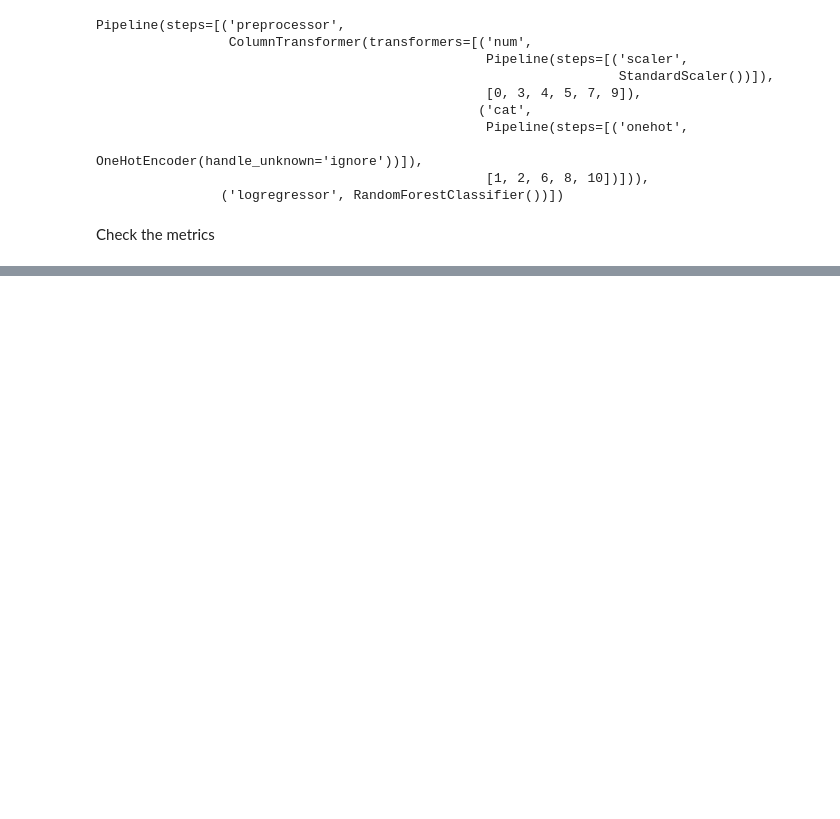
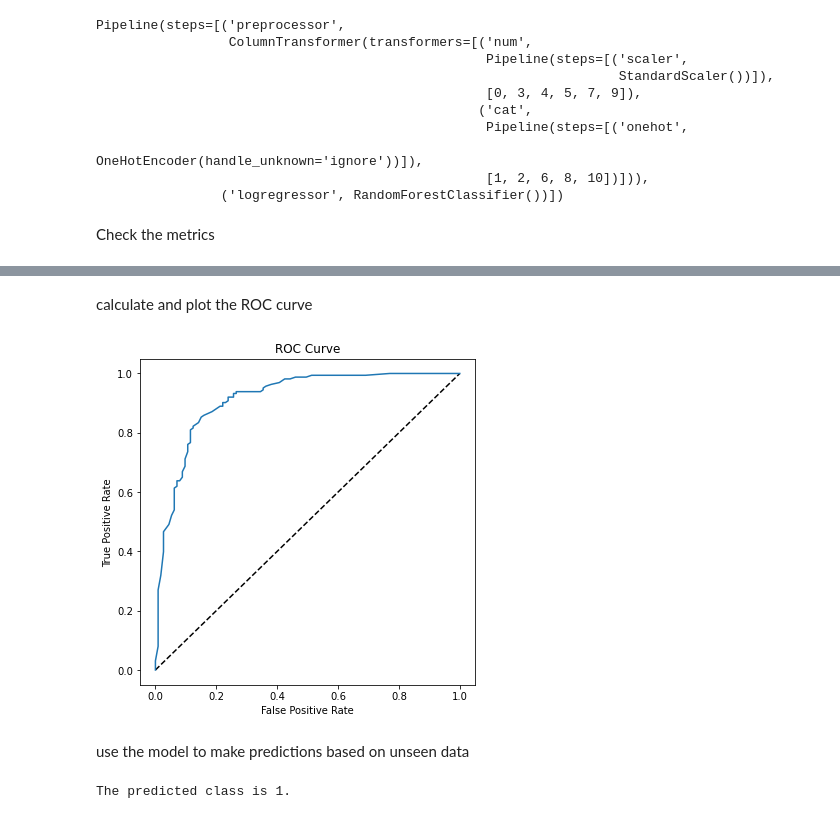
Before and after one commit to andrewbarwise/heart-disease, a Jupyter notebook: heart.ipynb, the cells around one changed output, grey strips where cells are left out. Cells and saved outputs as stored; diff of their text form; code cells hidden in the pictures; blank space fills up the shorter version.

Commit message:
model predictions

```diff
--- a/heart.ipynb
+++ b/heart.ipynb
@@ -110,3 +110,16 @@ Pipeline(steps=[('preprocessor',
                 ('logregressor', RandomForestClassifier())])
 # %% [markdown]
 Check the metrics
+# %%
+from sklearn.metrics import confusion_matrix, accuracy_score, precision_score, recall_score, roc_auc_score, roc_curve
+
+predict = model.predict(X_test)
+y_score = model.predict_proba(X_test)
+
+con_mat = confusion_matrix(y_test, predict)
+acc_score = round(accuracy_score(y_test, predict), 2)
+prec_score = round(precision_score(y_test, predict),2)
+reca_score = round(recall_score(y_test, predict), 2)
+auc = round(roc_auc_score(y_test, y_score[:,1]),2)
+
+print(f'Confusion Matrix: \n{con_mat}\n\nAccuracy Score: {acc_score}\n\nPrecision Score: {prec_score}\n\nRecall Score: {reca_score}\n\nAUC: {auc}')
@@ -112,0 +138,23 @@ Check the metrics
+# %% [markdown]
+calculate and plot the ROC curve
+# %%
+fpr, tpr, thresholds = roc_curve(y_test, y_score[:,1])
+
+fig = plt.figure(figsize=(6,6))
+plt.plot([0,1],[0,1], 'k--')
+plt.plot(fpr,tpr)
+plt.xlabel('False Positive Rate')
+plt.ylabel('True Positive Rate')
+plt.title('ROC Curve')
+plt.show()
+# %% [output]
+[figure, added]
+# %% [markdown]
+use the model to make predictions based on unseen data
+# %%
+new_data = ([[48, 'F', 'ASY', 138, 214, 0, 'Normal', 108, 'Y', 1.5, 'Flat']])
+pred = model.predict(new_data)
+
+print(f'The predicted class is {pred[0]}.')
+# %% [output]
+The predicted class is 1.
```
Also changed, not shown: parts of 1 cell of this notebook.
